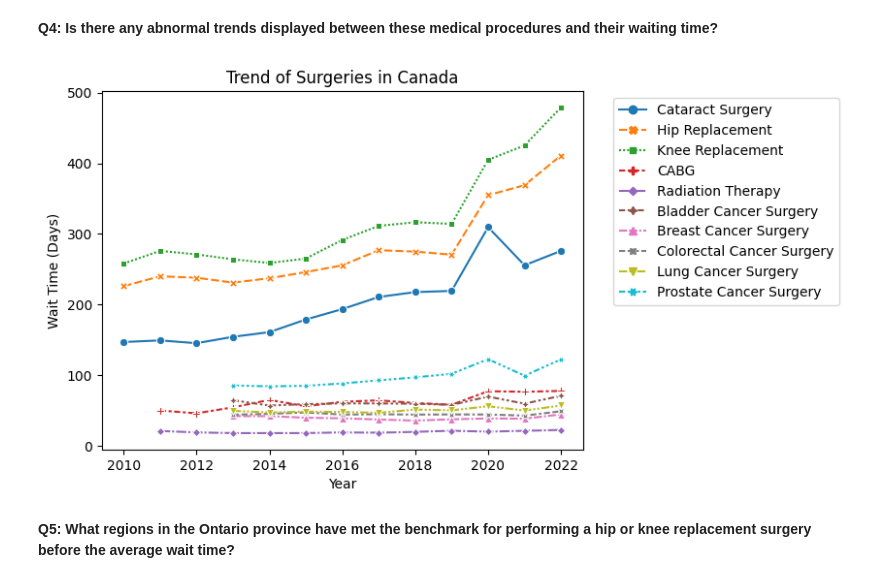
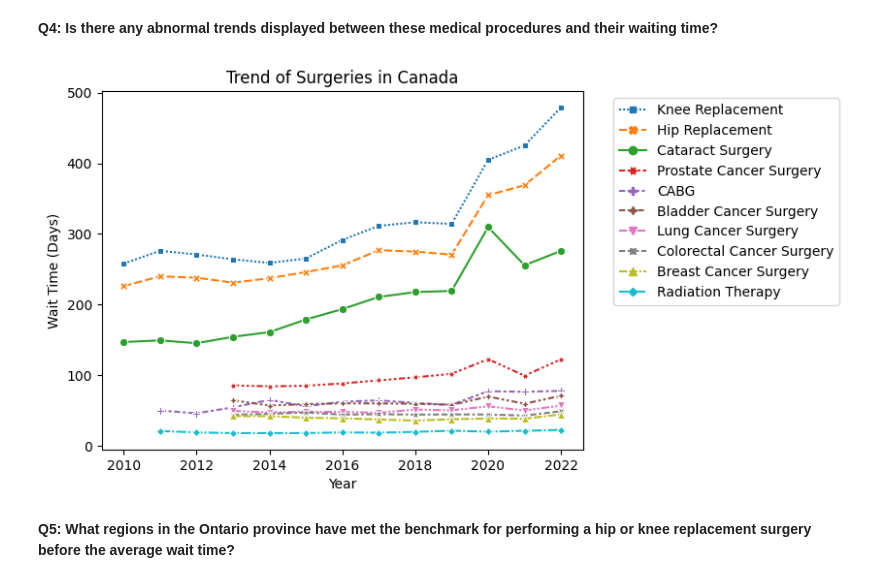
Before and after one commit to Aartizikre150/waiting-time-for-surgery-in-Canada, a Jupyter notebook: DAB_103_Project.ipynb, the cells around one changed output. Saved outputs shown, nothing was run; the diff lists cells and outputs as text; code cells hidden in the pictures.

```diff
--- a/DAB_103_Project.ipynb
+++ b/DAB_103_Project.ipynb
@@ -569,32 +575,34 @@ See the caveats in the documentation: https://pandas.pydata.org/pandas-docs/stab
 # %%
 # Filter the data
 filtered_df_q4 = data[(data['Region'].isna()) &
                  (data['Province'] == 'Canada') &
 		             (data['Metric'] == '90th Percentile') &
 		             (data['unitOfMeasurement'] == 'Days')]
 
 # remove rows with NaN values for the "Indicator result" column
 filtered_df_q4 = filtered_df_q4.dropna(subset=['indicatorResult'])
 
 # change year data type from object to category
 filtered_df_q4['year'] = filtered_df_q4['year'].astype('category')
 
 # Exclude "CT scan" and "MRI scan" from the list of surgeries (indicators)
 filtered_df_q4 = filtered_df_q4[~filtered_df_q4['Indicator'].isin(['CT Scan', 'MRI Scan'])]
 
-#sns.barplot(data = pivot_table_postcovid_data_sub_df_1, x = 'Province', y = 'averageOfIndicator', hue = 'Indicator', ax=axes[0])
-sns.lineplot(data = filtered_df_q4, x='year', y='indicatorResult',hue = 'Indicator', style = 'Indicator', markers = True,)
+# Sort the data by mean indicatorResult for each Indicator
+indicator_means = filtered_df_q4.groupby('Indicator')['indicatorResult'].mean().sort_values(ascending=False).index
 
-# move the legend outside the graph
+# Plot the line graph with sorted indicators
+sns.lineplot(data=filtered_df_q4, x='year', y='indicatorResult', hue='Indicator', style='Indicator', markers=True, hue_order=indicator_means)
+
+# Move the legend outside the graph
 plt.legend(bbox_to_anchor=(1.05, 1), loc='upper left')
 
 # Set the title and axes labels
 plt.title('Trend of Surgeries in Canada')
 plt.xlabel('Year')
 plt.ylabel('Wait Time (Days)')
 
-
 plt.show()
 # %% [output]
-[figure, old version]
+[figure, new version]
 # %% [markdown]
```
Also changed, not shown: parts of 4 cells of this notebook.
